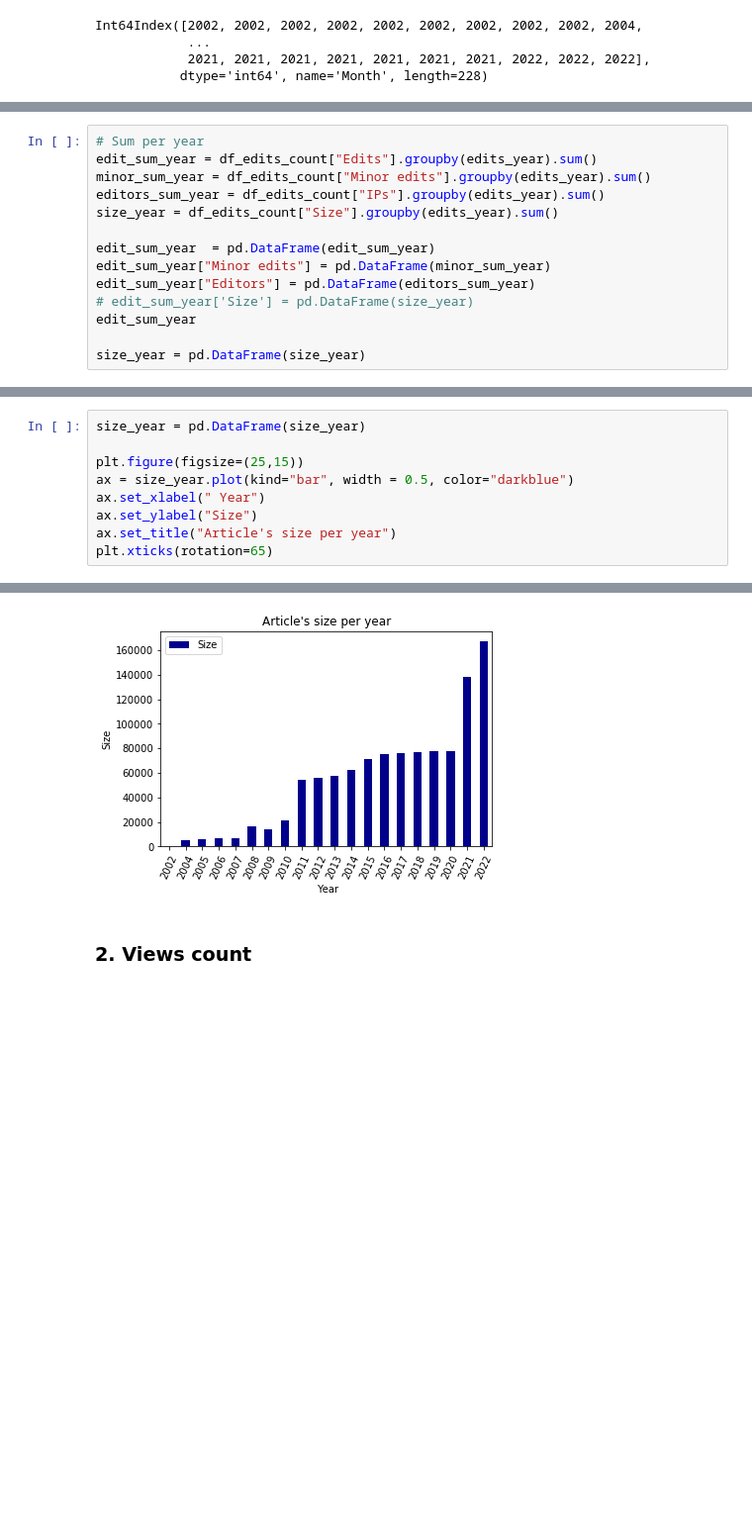
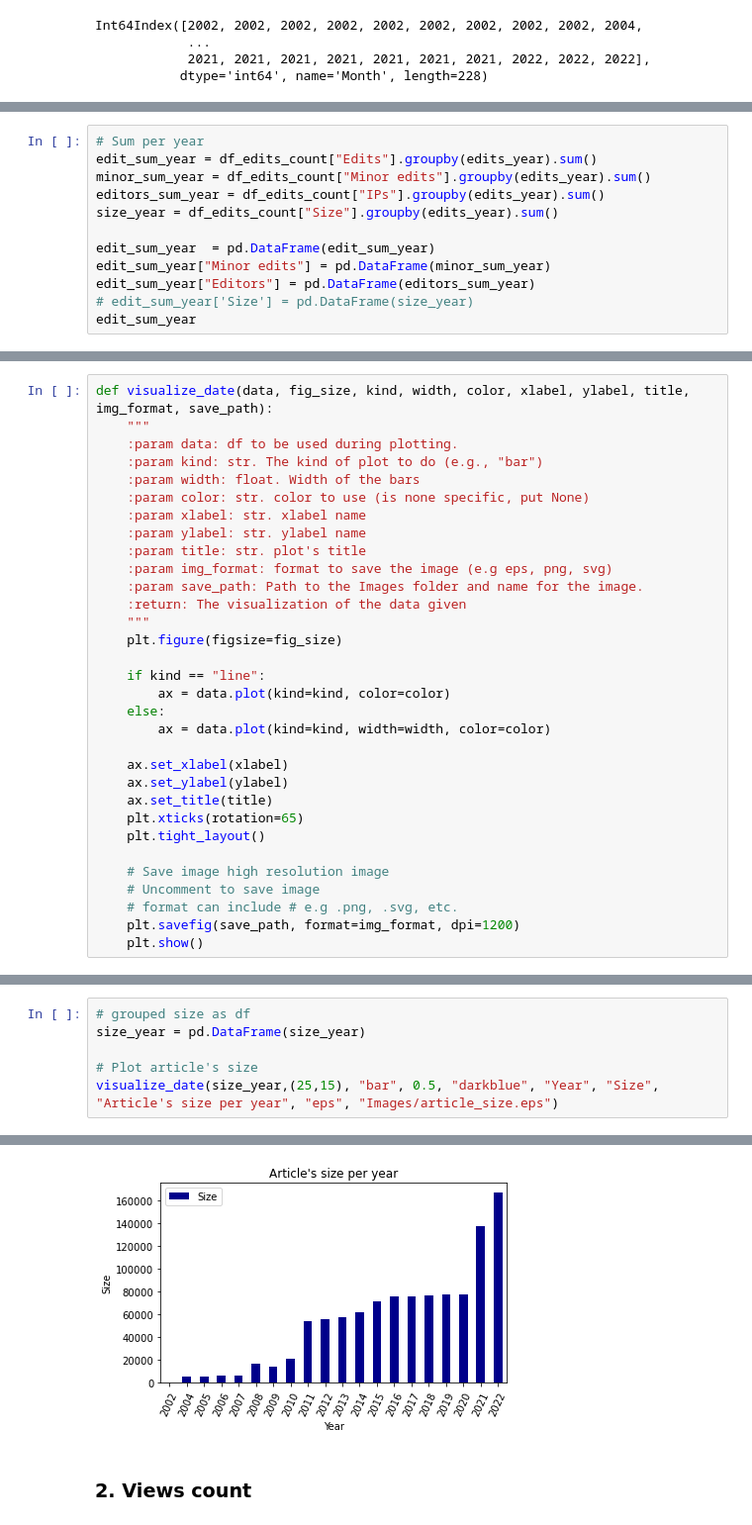
Before and after one commit to JohnMadrid/EC_env_images, a Jupyter notebook: WikiPageAnalysis/page_visits_analysis.ipynb, the cells around one changed output, grey strips where cells are left out. Shown at 99% size. Saved outputs shown, nothing was run; the diff lists cells and outputs as text; blank space fills up the shorter version.

Commit message:
visualization function

```diff
--- a/WikiPageAnalysis/page_visits_analysis.ipynb
+++ b/WikiPageAnalysis/page_visits_analysis.ipynb
@@ -105,5 +105,3 @@ edit_sum_year["Minor edits"] = pd.DataFrame(minor_sum_year)
 edit_sum_year["Editors"] = pd.DataFrame(editors_sum_year)
 # edit_sum_year['Size'] = pd.DataFrame(size_year)
 edit_sum_year
-
-size_year = pd.DataFrame(size_year)
@@ -130,0 +127,32 @@ plt.show()
+# %%
+def visualize_date(data, fig_size, kind, width, color, xlabel, ylabel, title, img_format, save_path):
+    """
+    :param data: df to be used during plotting.
+    :param kind: str. The kind of plot to do (e.g., "bar")
+    :param width: float. Width of the bars
+    :param color: str. color to use (is none specific, put None)
+    :param xlabel: str. xlabel name
+    :param ylabel: str. ylabel name
+    :param title: str. plot's title
+    :param img_format: format to save the image (e.g eps, png, svg)
+    :param save_path: Path to the Images folder and name for the image.
+    :return: The visualization of the data given
+    """
+    plt.figure(figsize=fig_size)
+
+    if kind == "line":
+        ax = data.plot(kind=kind, color=color)
+    else:
+        ax = data.plot(kind=kind, width=width, color=color)
+
+    ax.set_xlabel(xlabel)
+    ax.set_ylabel(ylabel)
+    ax.set_title(title)
+    plt.xticks(rotation=65)
+    plt.tight_layout()
+
+    # Save image high resolution image
+    # Uncomment to save image
+    # format can include # e.g .png, .svg, etc.
+    plt.savefig(save_path, format=img_format, dpi=1200)
+    plt.show()
@@ -131,10 +167,7 @@ plt.show()
 # %%
+# grouped size as df
 size_year = pd.DataFrame(size_year)
 
-plt.figure(figsize=(25,15))
-ax = size_year.plot(kind="bar", width = 0.5, color="darkblue")
-ax.set_xlabel(" Year")
-ax.set_ylabel("Size")
-ax.set_title("Article's size per year")
-plt.xticks(rotation=65)
+# Plot article's size
+visualize_date(size_year,(25,15), "bar", 0.5, "darkblue", "Year", "Size", "Article's size per year", "eps", "Images/article_size.eps")
 # %% [output]
@@ -158,5 +176,5 @@ plt.xticks(rotation=65)
 <Figure size 1800x1080 with 0 Axes>
-[figure, old version]
+[figure, new version]
 # %% [markdown]
 ### 2. Views count
 # %%
```
Also changed, not shown: parts of 6 cells of this notebook, 3 other files.
